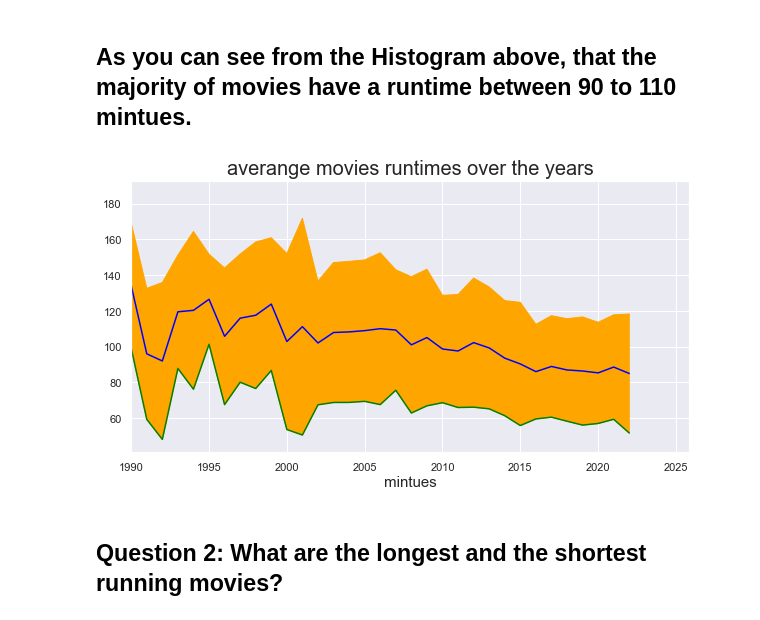
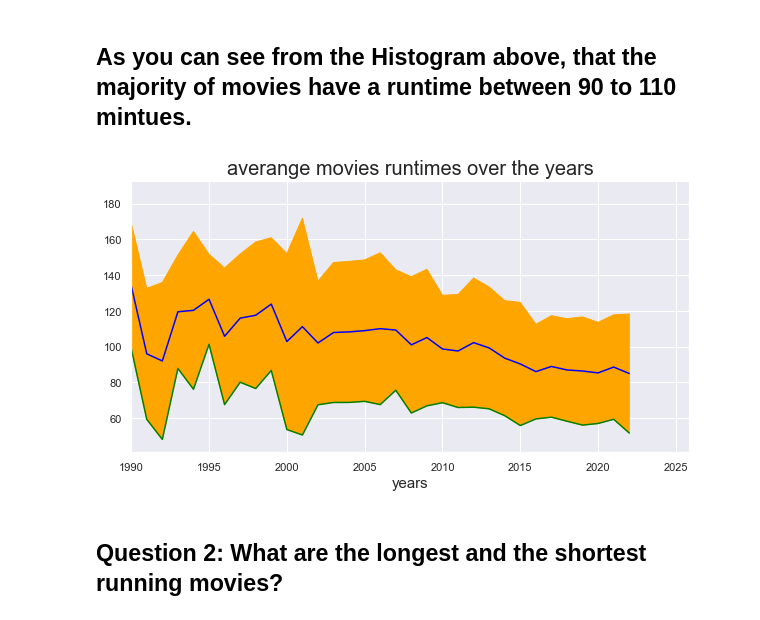
Before and after one commit to SummerEcho87/Group-Project-, a Jupyter notebook: Notebooks/Hulu.ipynb, the cells around one changed output. Saved outputs shown, nothing was run; the diff lists cells and outputs as text; code cells hidden in the pictures.

```diff
--- a/Notebooks/Hulu.ipynb
+++ b/Notebooks/Hulu.ipynb
@@ -249,15 +249,15 @@ avg_runtime_max = grouped_movies['mean'] + grouped_movies['std']
 # %%
 fig, x = plt.subplots(figsize=(10,5))
 x.plot(avg_runtime_by_release_year,color = "blue")
 x.plot(avg_runtime_min,color =  "green")
 x.fill_between(grouped_movies.index,avg_runtime_min,avg_runtime_max,color = "orange")
 x.set_title('averange movies runtimes over the years', fontsize = 20)
 x.set_xlabel('release_year', fontsize = 15)
-x.set_xlabel('mintues', fontsize = 15)
+x.set_xlabel('years', fontsize = 15)
 x.set_xlim(1990)
 plt.show()
 # %% [output]
-[figure, old version]
+[figure, new version]
 # %% [markdown]
 ## Question 2:  What are the longest and the shortest running movies?
 # %%
```
Also changed, not shown: parts of 1 cell of this notebook.
